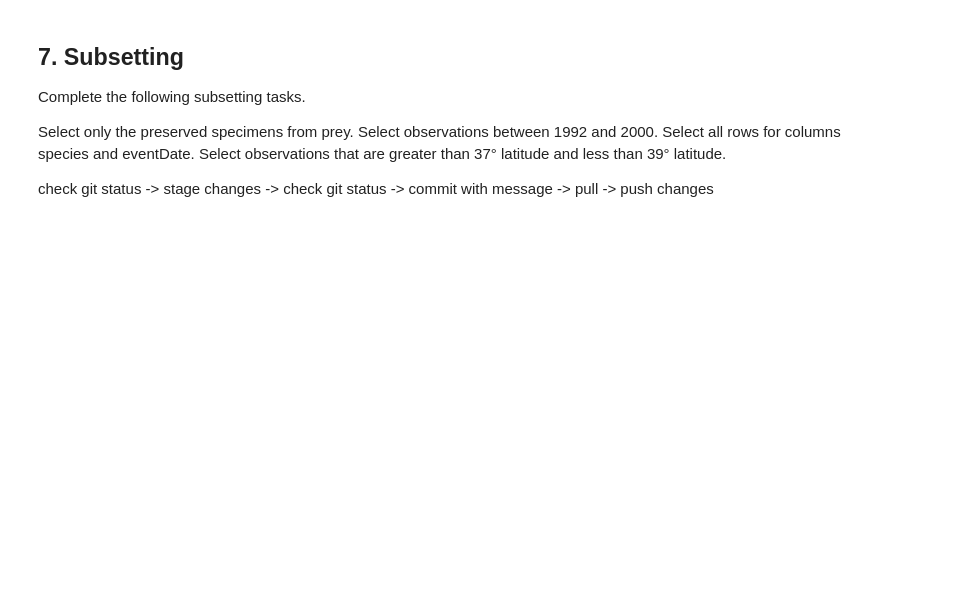
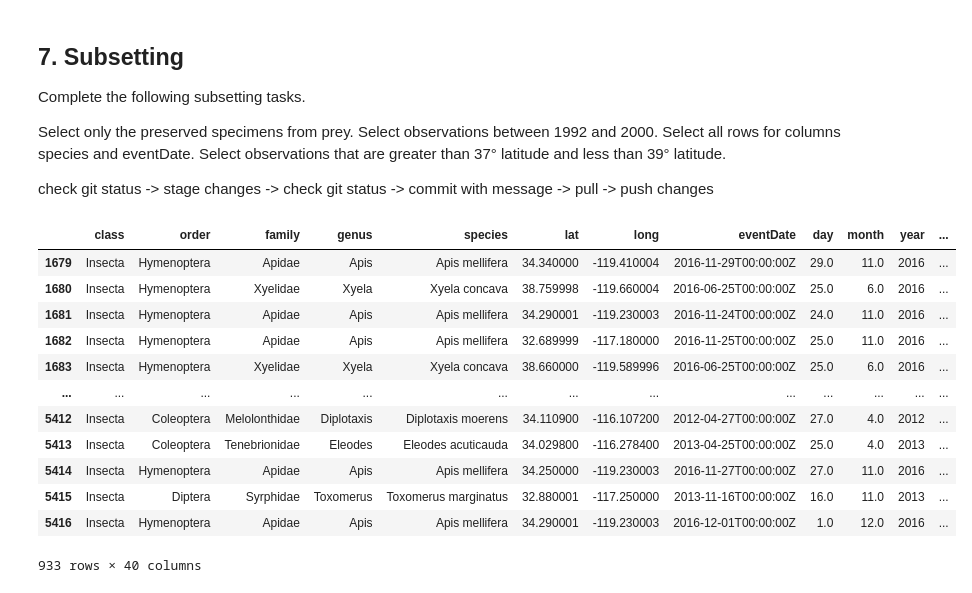
Before and after one commit to cllorey/eds220-2026-sections, a Jupyter notebook: section-1-data-selection-drylands.ipynb, the cells around one changed output. Saved outputs shown, nothing was run; the diff lists cells and outputs as text; code cells hidden in the pictures; blank space fills up the shorter version.

```diff
--- a/section-1-data-selection-drylands.ipynb
+++ b/section-1-data-selection-drylands.ipynb
@@ -187,3 +187,10 @@ dtype: object
 # %% [markdown]
 ## 6. Update column names
 Change the column names of institutionCode and datasetKey to institution_code and dataset_key, respectively. Make sure you’re actually updating the data frame. HINT: look for the documentation on the rename method for pandas.DataFrames.
+# %%
+# df.rename(columns={"A": "a", "B": "c"})
+prey = prey.rename(columns={
+    "institutionCode" : "institution_code",
+    "datasetKey" : "dataset_key"
+})
+prey
@@ -197,3 +218,24 @@ Select all rows for columns species and eventDate.
 Select observations that are greater than 37° latitude and less than 39° latitude.
 
 check git status -> stage changes -> check git status -> commit with message -> pull -> push changes
+# %%
+# Select only the preserved specimens from prey.
+
+prey.columns
+prey['basisOfRecord'].unique()
+preserved_specimen = prey[prey['basisOfRecord'] == 'PRESERVED_SPECIMEN']
+preserved_specimen
+# %% [output]
+|  | class | order | family | genus | species | lat | long | eventDate | day | month | year | ... |
+| 1679 | Insecta | Hymenoptera | Apidae | Apis | Apis mellifera | 34.340000 | -119.410004 | 2016-11-29T00:00:00Z | 29.0 | 11.0 | 2016 | ... |
+| 1680 | Insecta | Hymenoptera | Xyelidae | Xyela | Xyela concava | 38.759998 | -119.660004 | 2016-06-25T00:00:00Z | 25.0 | 6.0 | 2016 | ... |
+| 1681 | Insecta | Hymenoptera | Apidae | Apis | Apis mellifera | 34.290001 | -119.230003 | 2016-11-24T00:00:00Z | 24.0 | 11.0 | 2016 | ... |
+| 1682 | Insecta | Hymenoptera | Apidae | Apis | Apis mellifera | 32.689999 | -117.180000 | 2016-11-25T00:00:00Z | 25.0 | 11.0 | 2016 | ... |
+| 1683 | Insecta | Hymenoptera | Xyelidae | Xyela | Xyela concava | 38.660000 | -119.589996 | 2016-06-25T00:00:00Z | 25.0 | 6.0 | 2016 | ... |
+| ... | ... | ... | ... | ... | ... | ... | ... | ... | ... | ... | ... | ... |
+| 5412 | Insecta | Coleoptera | Melolonthidae | Diplotaxis | Diplotaxis moerens | 34.110900 | -116.107200 | 2012-04-27T00:00:00Z | 27.0 | 4.0 | 2012 | ... |
+| 5413 | Insecta | Coleoptera | Tenebrionidae | Eleodes | Eleodes acuticauda | 34.029800 | -116.278400 | 2013-04-25T00:00:00Z | 25.0 | 4.0 | 2013 | ... |
+| 5414 | Insecta | Hymenoptera | Apidae | Apis | Apis mellifera | 34.250000 | -119.230003 | 2016-11-27T00:00:00Z | 27.0 | 11.0 | 2016 | ... |
+| 5415 | Insecta | Diptera | Syrphidae | Toxomerus | Toxomerus marginatus | 32.880001 | -117.250000 | 2013-11-16T00:00:00Z | 16.0 | 11.0 | 2013 | ... |
+| 5416 | Insecta | Hymenoptera | Apidae | Apis | Apis mellifera | 34.290001 | -119.230003 | 2016-12-01T00:00:00Z | 1.0 | 12.0 | 2016 | ... |
+933 rows × 40 columns
```
Also changed, not shown: parts of 5 cells of this notebook.
